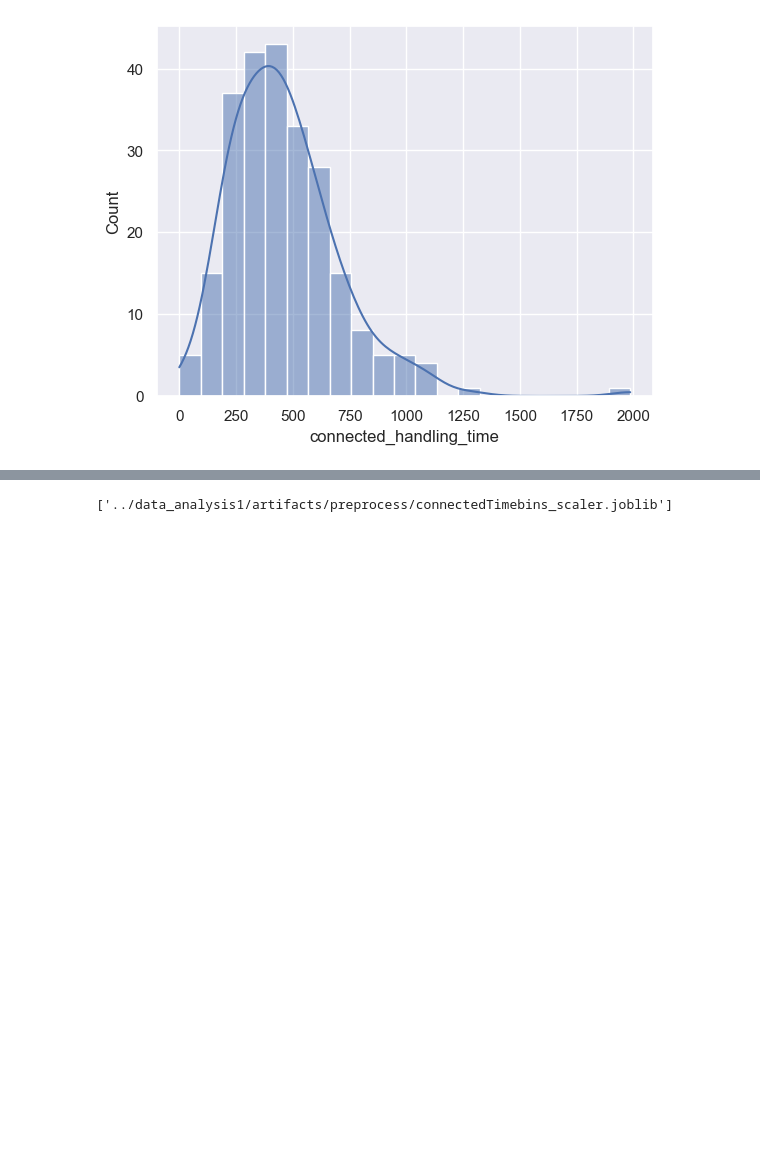
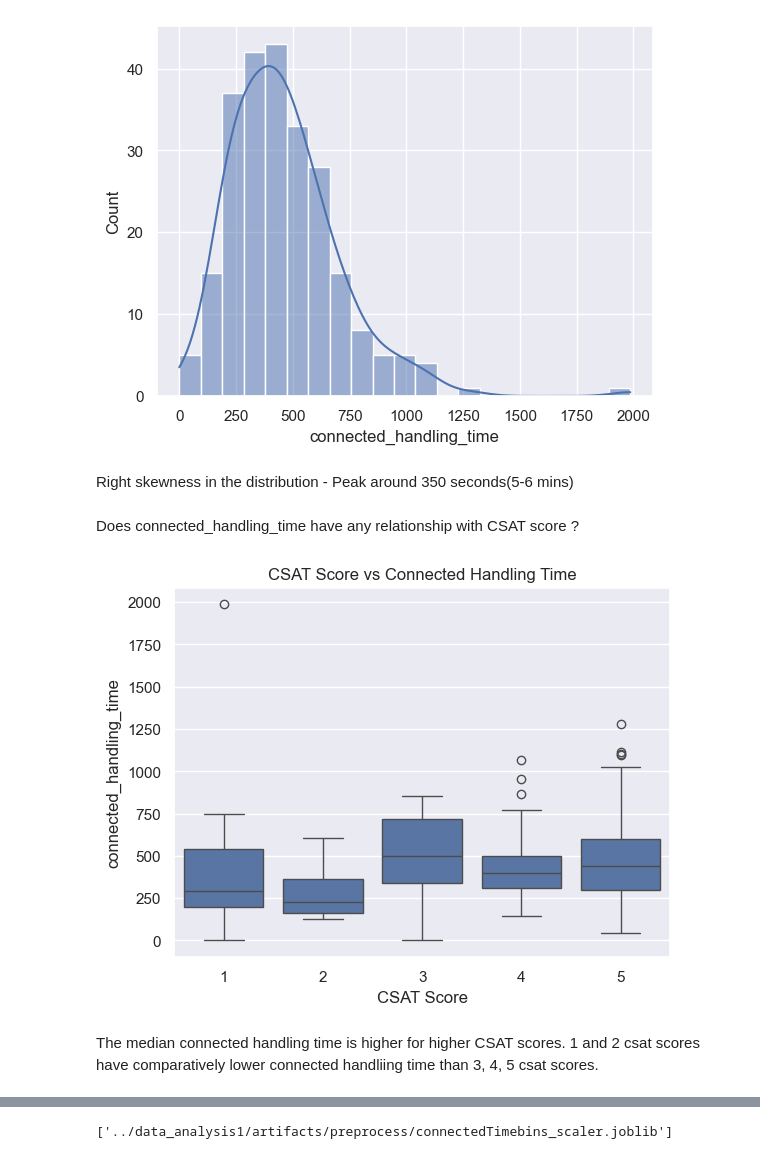
Before and after one commit to AnkurBhatt07/Customer-Satisfaction-Score-Prediction-using-ML-DL, a Jupyter notebook: notebooks/data_analysis1.ipynb, the cells around one changed output, grey strips where cells are left out. Saved outputs shown, nothing was run; the diff lists cells and outputs as text; code cells hidden in the pictures; blank space fills up the shorter version.

```diff
--- a/notebooks/data_analysis1.ipynb
+++ b/notebooks/data_analysis1.ipynb
@@ -397,7 +513,19 @@ sns.histplot(data[feature] , kde = True)
 plt.show()
 # %% [output]
 [figure]
+# %% [markdown]
+Right skewness in the distribution - Peak around 350 seconds(5-6 mins)
 # %%
 data['connectedTime_MI']  = data[feature].isna().astype(int)
+# %% [markdown]
+Does connected_handling_time have any relationship with CSAT score ?
 # %%
-# new_column_list.append(["connectedTime_MI"])
+# Boxplot of CSAT Score vs Connected Handling Time (only for non-missing values)
+temp = data[[feature, target]].dropna()
+sns.boxplot(x=target, y=feature, data=temp)
+plt.title("CSAT Score vs Connected Handling Time")
+plt.show()
+# %% [output]
+[figure, added]
+# %% [markdown]
+The median connected handling time is higher for higher CSAT scores. 1 and 2 csat scores have comparatively lower connected handliing time than 3, 4, 5 csat scores.
```
Also changed, not shown: parts of 36 cells of this notebook, 3 other files.
